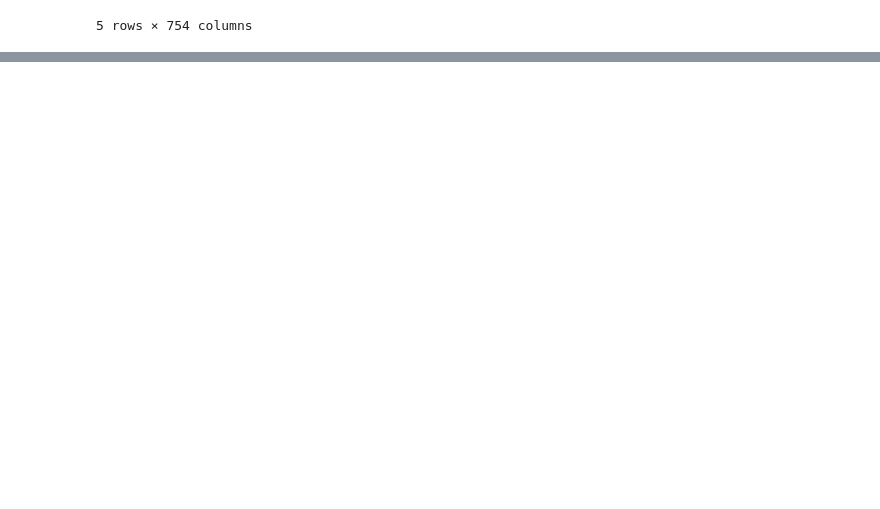
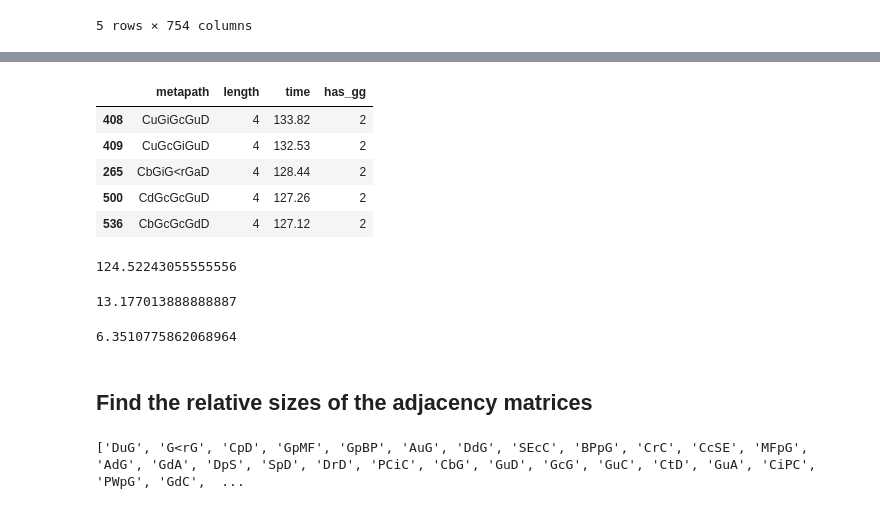
Before and after one commit to greenelab/connectivity-search-analyses, a Jupyter notebook: replicate_rephetio.ipynb, the cells around one changed output, grey strips where cells are left out. Saved outputs shown, nothing was run; the diff lists cells and outputs as text; code cells hidden in the pictures; blank space fills up the shorter version.

```diff
--- a/replicate_rephetio.ipynb
+++ b/replicate_rephetio.ipynb
@@ -130,0 +251,45 @@ df.to_csv(open('/home/zietz/Documents/hetmech/data/dwpc_metapaths.tsv', 'w'), se
+# %%
+has_gg = []
+for path in sorted_metapath_list:
+    if re.findall('G.{1,2}G.{1,2}G', path):
+        has_gg.append(2)
+    elif re.findall('[^G].{1,2}G.{1,2}G.{1,2}[^G]', path):
+        has_gg.append(1)
+    else:
+        has_gg.append(0)
+# %%
+times_sorted['has_gg'] = has_gg
+# %%
+times_sorted.head()
+# %% [output]
+|  | metapath | length | time | has_gg |
+| 408 | CuGiGcGuD | 4 | 133.82 | 2 |
+| 409 | CuGcGiGuD | 4 | 132.53 | 2 |
+| 265 | CbGiG<rGaD | 4 | 128.44 | 2 |
+| 500 | CdGcGcGuD | 4 | 127.26 | 2 |
+| 536 | CbGcGcGdD | 4 | 127.12 | 2 |
+# %%
+np.average(list(times_sorted.time[times_sorted['has_gg'] == 2])) # Metapaths with G__G__G
+# %% [output]
+124.52243055555556
+# %%
+np.average(list(times_sorted.time[times_sorted['has_gg'] == 1])) # Metapaths with G__G ONLY
+# %% [output]
+13.177013888888887
+# %%
+np.average(list(times_sorted.time[times_sorted['has_gg'] == 0])) # Metapaths with no G__G
+# %% [output]
+6.3510775862068964
+# %% [markdown]
+## Find the relative sizes of the adjacency matrices
+# %%
+metaedges = []
+for path in sorted_metapath_list:
+    metaedges.extend([*re.findall('(?<![A-Z])[A-Z]{1,2}[^A-Z]{1,2}[A-Z]{1,2}', path, overlapped=True)])
+metaedges = list(set(metaedges))
+for i in metaedges:
+    if i[::-1] in metaedges[metaedges.index(i)+1:]:
+        metaedges.pop(metaedges.index(i))
+print(metaedges)
+# %% [output]
+['DuG', 'G<rG', 'CpD', 'GpMF', 'GpBP', 'AuG', 'DdG', 'SEcC', 'BPpG', 'CrC', 'CcSE', 'MFpG', 'AdG', 'GdA', 'DpS', 'SpD', 'DrD', 'PCiC', 'CbG', 'GuD', 'GcG', 'GuC', 'CtD', 'GuA', 'CiPC', 'PWpG', 'GdC',  ...
```
Also changed, not shown: parts of 18 cells of this notebook, 4 other files.
